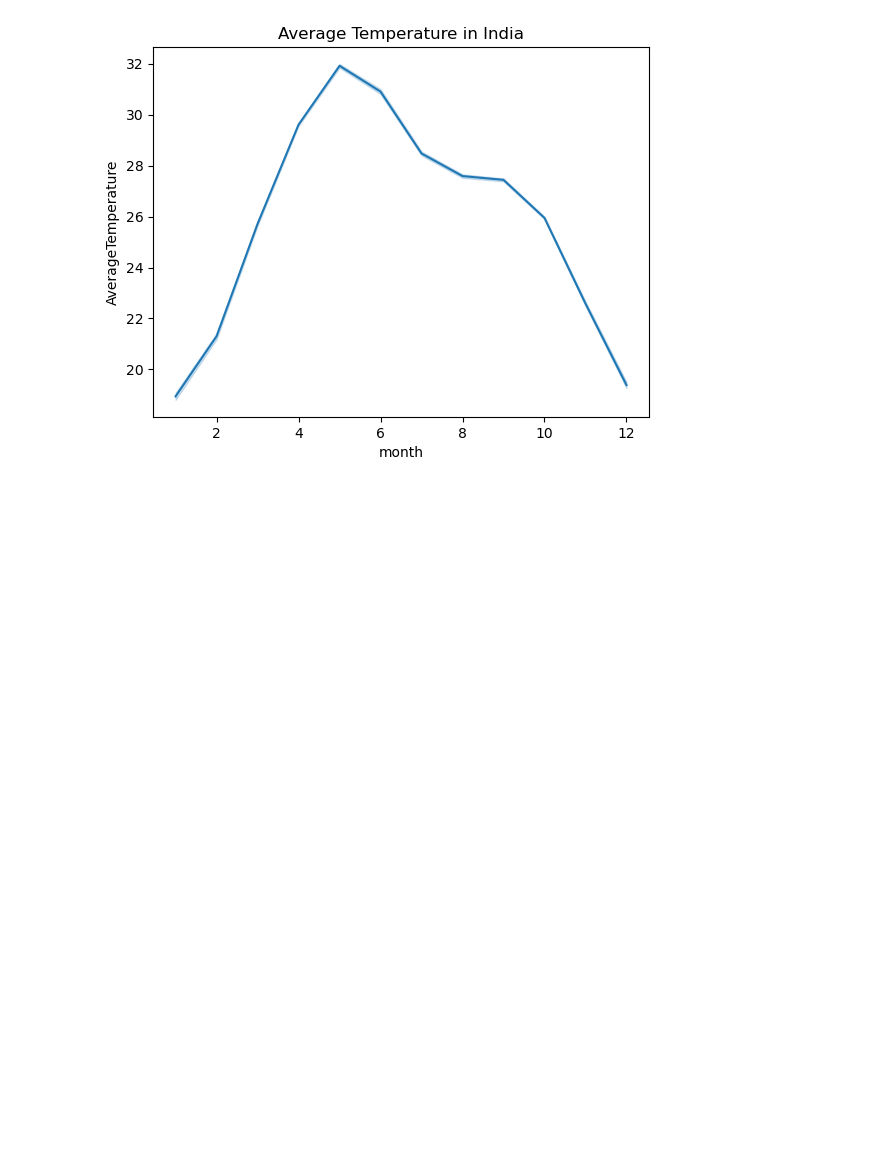
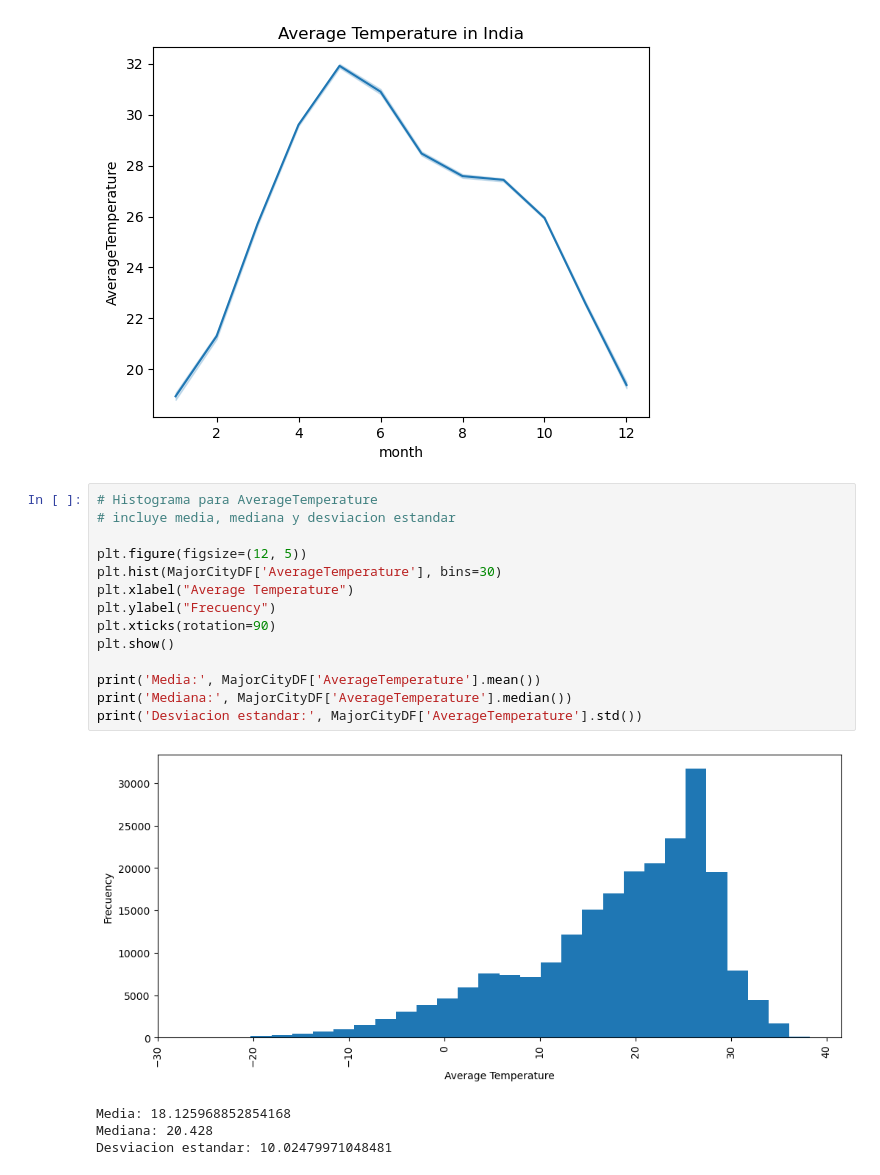
Before and after one commit to Axoluther/astronomia, a Jupyter notebook: tarea3/notebook_2.ipynb, the cells around one changed output. Drawn from its saved outputs; the diff is of its cells as text; blank space fills up the shorter version.

```diff
--- a/tarea3/notebook_2.ipynb
+++ b/tarea3/notebook_2.ipynb
@@ -195,3 +222,22 @@ data_month = month_vs_temp_lineplot('India')
 # %% [output]
 [figure]
 [figure]
+# %%
+# Histograma para AverageTemperature
+# incluye media, mediana y desviacion estandar
+
+plt.figure(figsize=(12, 5))
+plt.hist(MajorCityDF['AverageTemperature'], bins=30)
+plt.xlabel("Average Temperature")
+plt.ylabel("Frecuency")
+plt.xticks(rotation=90)
+plt.show()
+
+print('Media:', MajorCityDF['AverageTemperature'].mean())
+print('Mediana:', MajorCityDF['AverageTemperature'].median())
+print('Desviacion estandar:', MajorCityDF['AverageTemperature'].std())
+# %% [output]
+[figure, added]
+Media: 18.125968852854168
+Mediana: 20.428
+Desviacion estandar: 10.02479971048481
```
Also changed, not shown: parts of 14 cells of this notebook.
